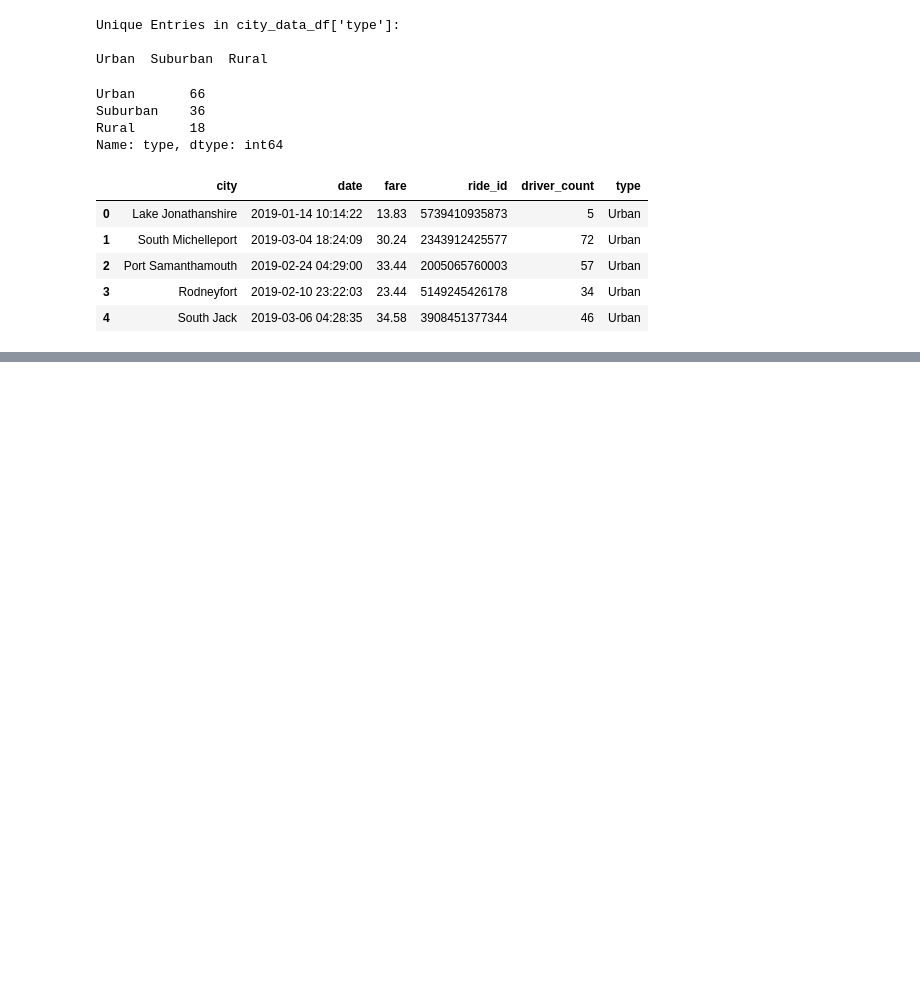
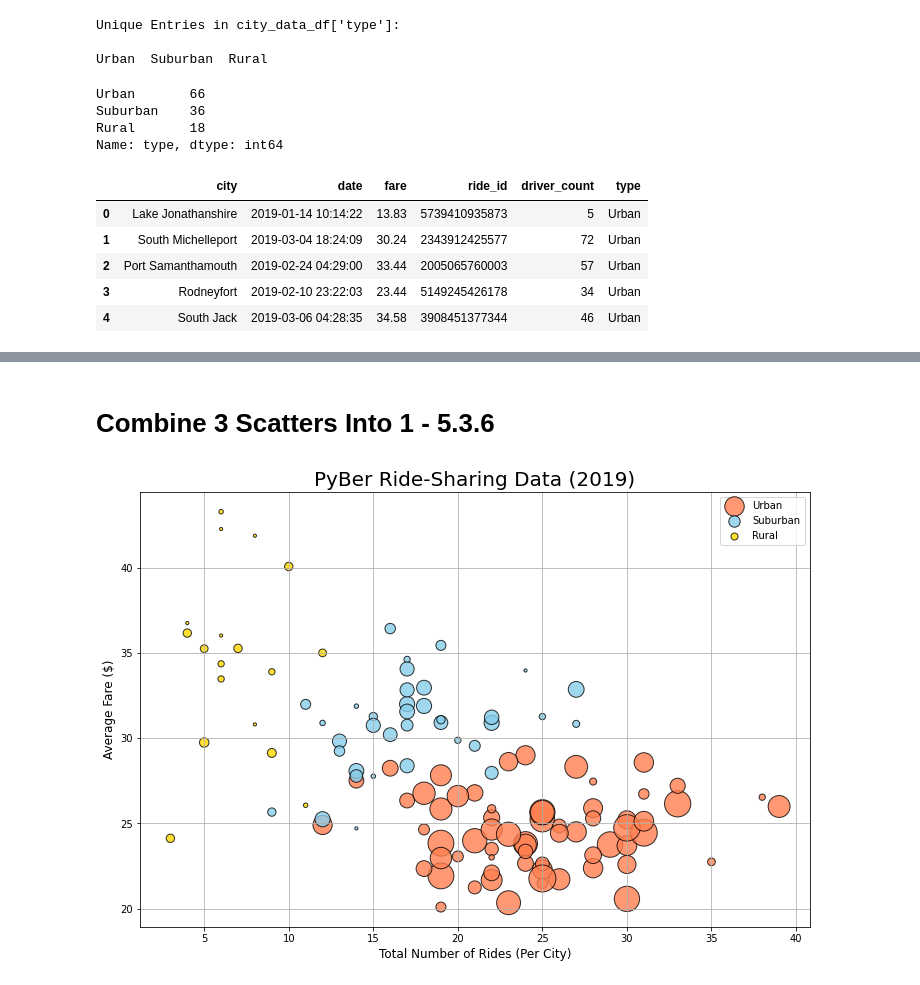
Before and after one commit to TaylorVellios/PyBer_Analysis, a Jupyter notebook: PyBer.ipynb, the cells around one changed output, grey strips where cells are left out. Cells and saved outputs as stored; diff of their text form; code cells hidden in the pictures; blank space fills up the shorter version.

```diff
--- a/PyBer.ipynb
+++ b/PyBer.ipynb
@@ -125,0 +329,32 @@ pyber_data_df.head()
+# %% [markdown]
+# Combine 3 Scatters Into 1 - 5.3.6
+# %%
+plt.subplots(figsize=(12,8))
+#SCATTER 1 - URBAN ONLY
+plt.scatter(urban_ride_count, urban_avg_fare,
+            s=[i*10 for i in urban_driver_count],
+            edgecolor="black", color='coral',
+            alpha=0.8, label="Urban")
+
+#SCATTER 2 - SUBURBAN ONLY
+plt.scatter(suburban_ride_count, suburban_avg_fare,
+            s=[i*10 for i in suburban_driver_count],
+           edgecolor="black", color="skyblue",
+            alpha=0.8, label="Suburban")
+
+#SCATTER 3 - RURAL ONLY
+plt.scatter(rural_ride_count, rural_avg_fare,
+            s=[i*10 for i in rural_driver_count],
+           edgecolor="black", color="gold",
+            alpha=0.8, label="Rural")
+
+plt.title("PyBer Ride-Sharing Data (2019)", fontsize=20)
+plt.xlabel("Total Number of Rides (Per City)", fontsize=12)
+plt.ylabel("Average Fare ($)", fontsize=12)
+
+plt.legend()
+plt.grid()
+
+plt.show()
+# %% [output]
+[figure, added]
```
Also changed, not shown: parts of 25 cells of this notebook, 1 other file.
